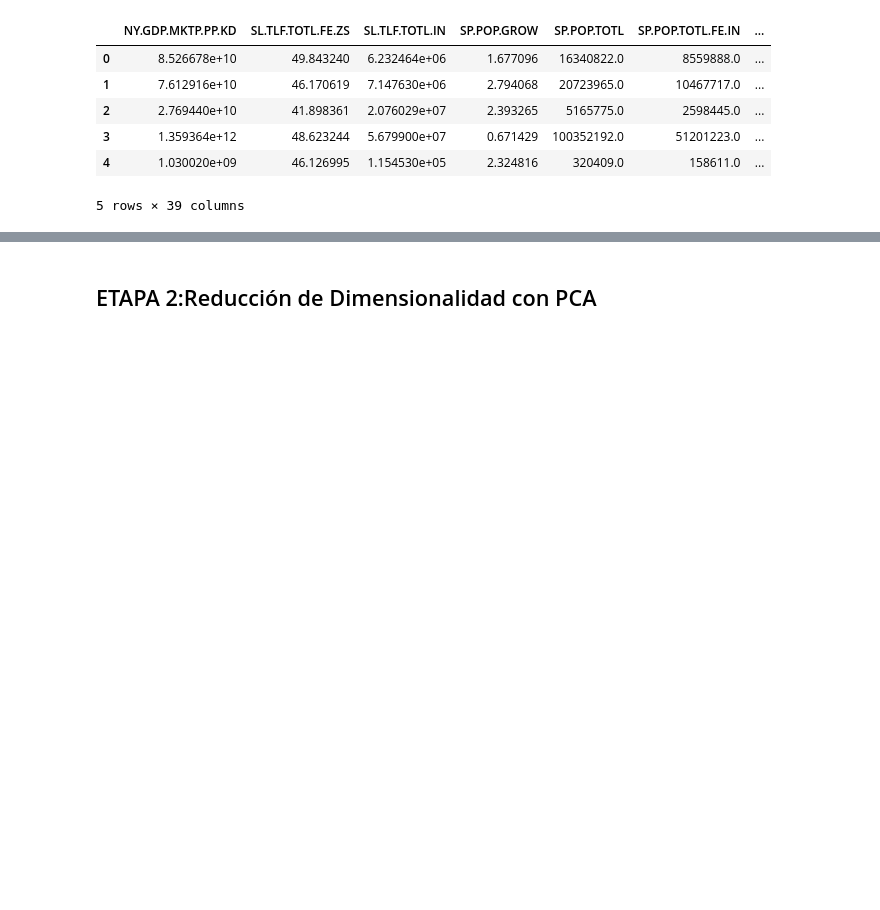
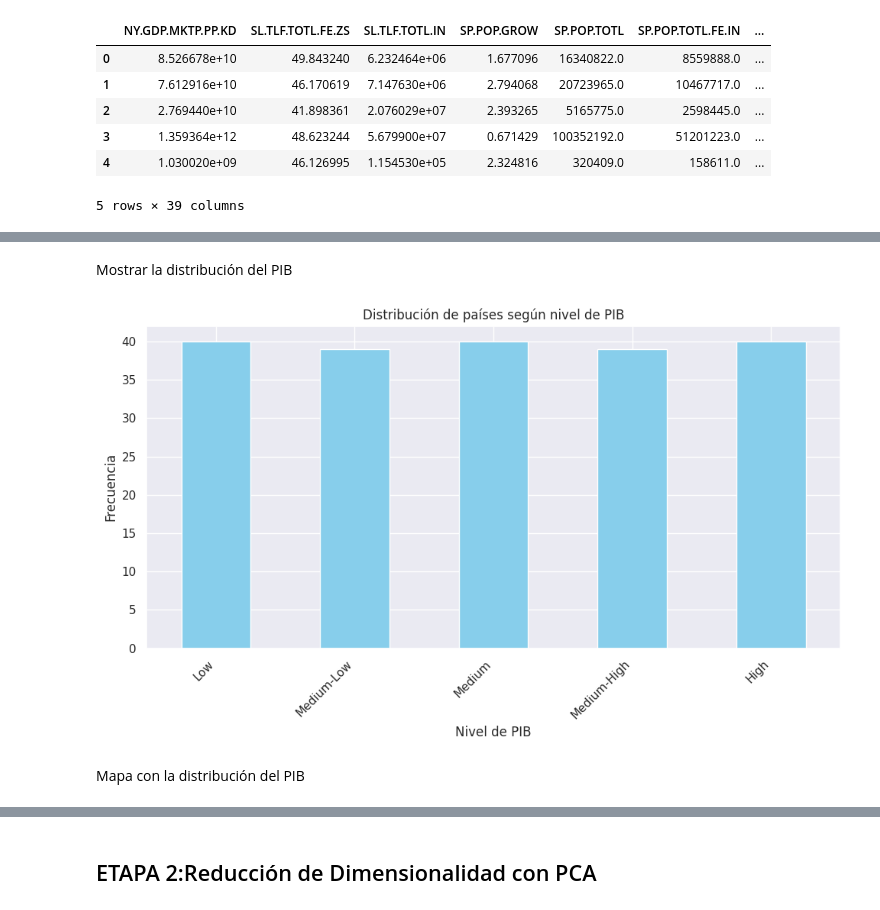
Before and after one commit to Matifi1310/portfolio, a Jupyter notebook: examen.ipynb, the cells around one changed output, grey strips where cells are left out. Cells and saved outputs as stored; diff of their text form; code cells hidden in the pictures; blank space fills up the shorter version.

```diff
--- a/examen.ipynb
+++ b/examen.ipynb
@@ -210,0 +276,41 @@ X = paises_wb.drop(columns='NY.GDP.MKTP.PP.KD')
+# %% [markdown]
+Mostrar la distribución del PIB
+# %%
+import matplotlib.pyplot as plt
+import pandas as pd
+
+# Definir los umbrales para las categorías de PIB
+# Usaremos percentiles para definir los umbrales de manera relativa a la distribución actual
+
+percentiles = [0, 0.2, 0.4, 0.6, 0.8, 1.0]
+bins = paises_wb['NY.GDP.MKTP.PP.KD'].quantile(percentiles).tolist()
+
+orden = ['Low', 'Medium-Low', 'Medium', 'Medium-High', 'High']
+
+# Si hay menos bins que categorías deseadas (por ejemplo, si muchos valores son iguales),
+# ajustamos el número de categorías para que coincida con el número de bins - 1
+if len(bins) - 1 < len(orden):
+    orden = orden[:len(bins)-1]
+
+# Crear la columna categórica 'Nivel_PIB'
+paises_wb['Nivel_PIB'] = pd.cut(
+    paises_wb['NY.GDP.MKTP.PP.KD'],
+    bins=bins,
+    labels=orden,
+    include_lowest=True,
+    right=True
+)
+
+# Generar el gráfico de barras
+plt.figure(figsize=(10, 6))
+paises_wb['Nivel_PIB'].value_counts().reindex(orden).plot(kind='bar', color='skyblue')
+plt.xlabel('Nivel de PIB')
+plt.ylabel('Frecuencia')
+plt.title('Distribución de países según nivel de PIB')
+plt.xticks(rotation=45, ha='right')
+plt.tight_layout()
+plt.show()
+# %% [output]
+[figure, added]
+# %% [markdown]
+Mapa con la distribución del PIB
```
Also changed, not shown: parts of 15 cells of this notebook.
